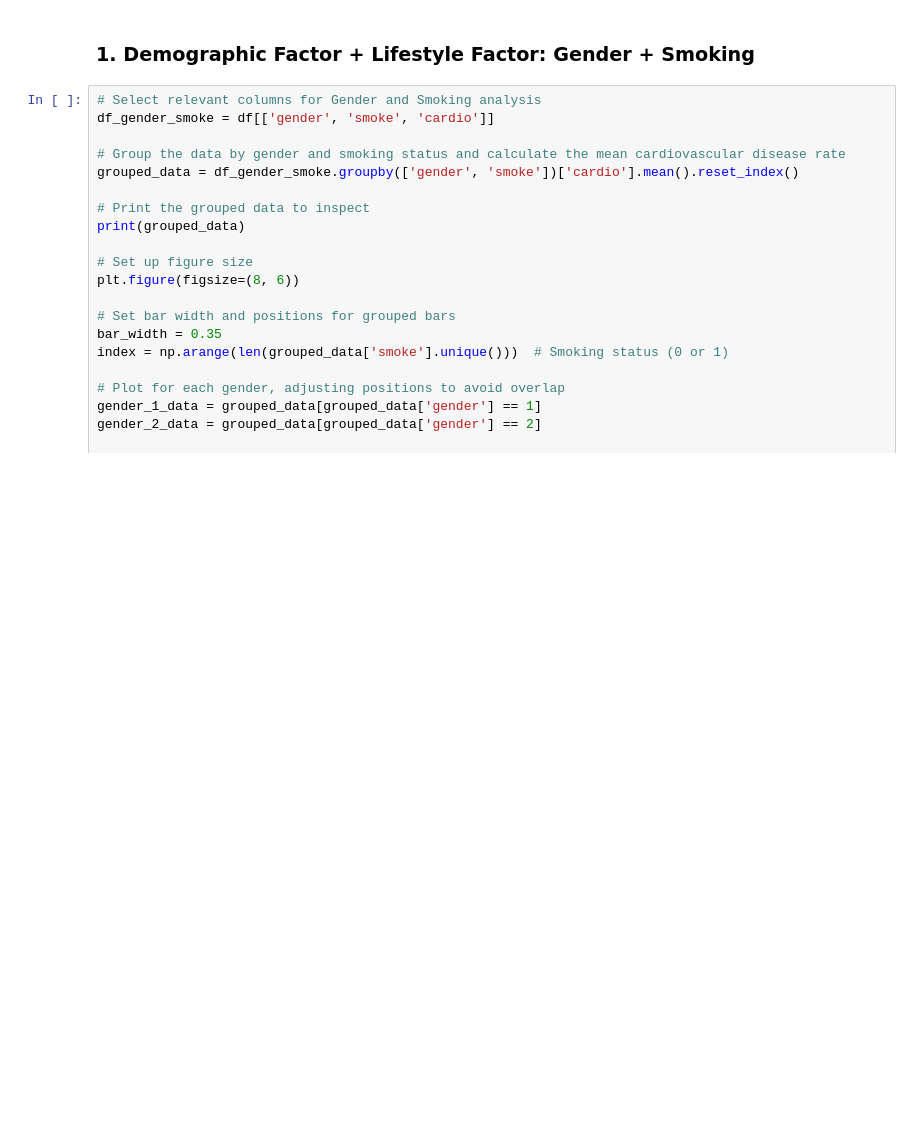
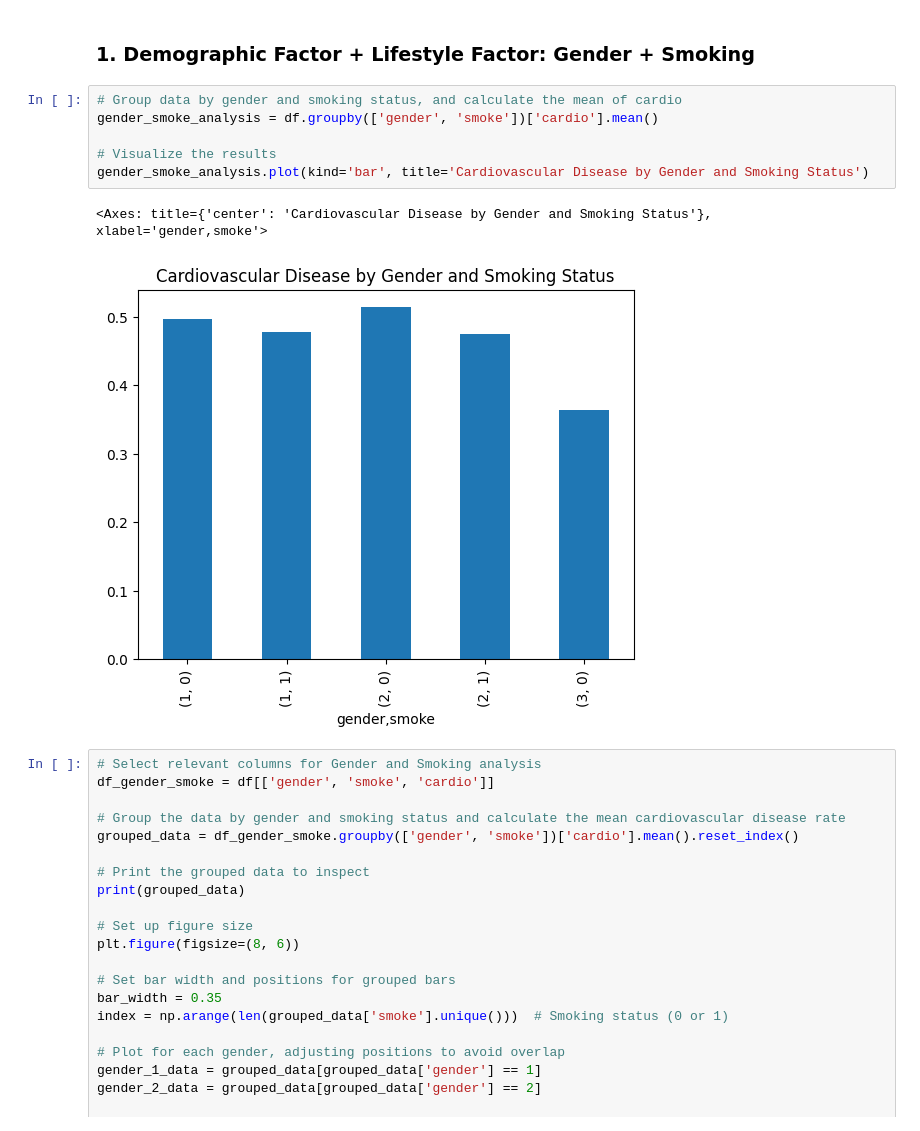
Before and after one commit to Almas-21321012/Anamika-21321012-Munwar-21070440_Team-Assignment-02_, a Jupyter notebook: business_report.ipynb, the cells around one changed output. Cells and saved outputs as stored; diff of their text form; blank space fills up the shorter version.

Commit message:
Added data visualization and modeling

```diff
--- a/business_report.ipynb
+++ b/business_report.ipynb
@@ -164,6 +164,15 @@ We need to analyze the combinations of demographic, clinical, and lifestyle fact
 3. Demographic, Clinical, and Lifestyle: Age + Blood Pressure + Physical Activity
 # %% [markdown]
 ### 1. Demographic Factor + Lifestyle Factor: Gender + Smoking
+# %%
+# Group data by gender and smoking status, and calculate the mean of cardio
+gender_smoke_analysis = df.groupby(['gender', 'smoke'])['cardio'].mean()
+
+# Visualize the results
+gender_smoke_analysis.plot(kind='bar', title='Cardiovascular Disease by Gender and Smoking Status')
+# %% [output]
+<Axes: title={'center': 'Cardiovascular Disease by Gender and Smoking Status'}, xlabel='gender,smoke'>
+[figure, added]
 # %%
 # Select relevant columns for Gender and Smoking analysis
 df_gender_smoke = df[['gender', 'smoke', 'cardio']]
```
Also changed, not shown: parts of 7 cells of this notebook.
